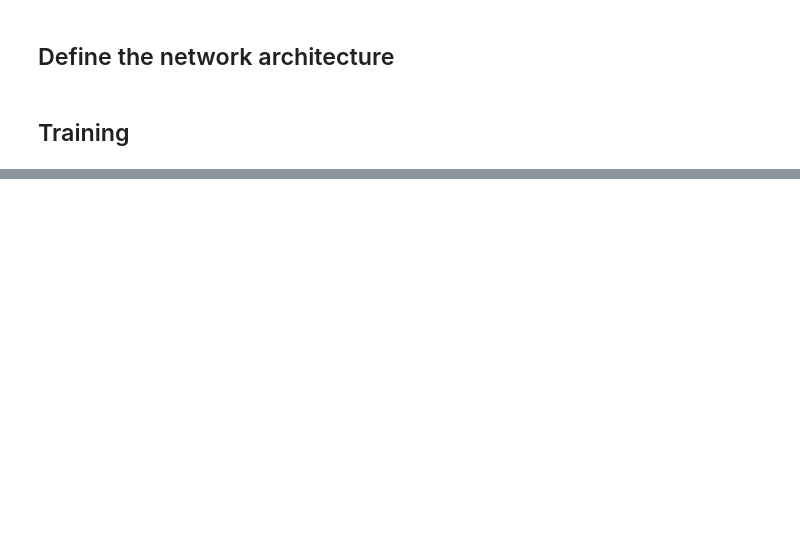
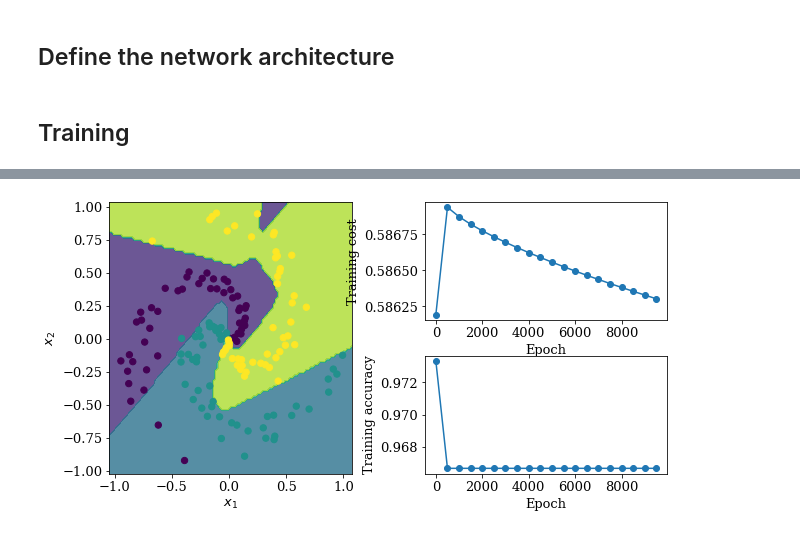
Before and after one commit to cherryng/MLcourse, a Jupyter notebook: H4_Q2_tutorial_spirals_pytorch.ipynb, the cells around one changed output, grey strips where cells are left out. Cells and saved outputs as stored; diff of their text form; code cells hidden in the pictures; blank space fills up the shorter version.

```diff
--- a/H4_Q2_tutorial_spirals_pytorch.ipynb
+++ b/H4_Q2_tutorial_spirals_pytorch.ipynb
@@ -319,0 +421,94 @@ RuntimeError: ignored
+# %%
+#Studying the learning rate parameters, use sigmoid+1 hidden layer since it seems to be the best so far.
+
+class FeedforwardNN(torch.nn.Module):
+    def __init__(self, input_size, hidden_size, output_size):
+        super(FeedforwardNN, self).__init__()
+
+        #layer sizes:
+        self.input_size = input_size
+        self.hidden_size = hidden_size
+        self.output_size = output_size
+
+        #functions used within the Feedforward NN:
+        self.linear1 = torch.nn.Linear(self.input_size, self.hidden_size)
+        self.linear2 = torch.nn.Linear(self.hidden_size, self.output_size)
+        self.relu    = torch.nn.ReLU()
+        self.sigmoid = torch.nn.Sigmoid()
+        self.softmax = torch.nn.Softmax()
+    def forward(self, x):
+        #Layer 1:
+        linear1_out = self.linear1(x)
+        h1 = self.sigmoid(linear1_out)
+
+        #Layer 2:
+        linear2_out = self.linear2(h1)
+        h2 = self.softmax(linear2_out)
+
+        #Network output:
+        y = h2
+
+        return y
+
+input_size = 2
+hidden_size = 4
+output_size = K
+model = FeedforwardNN(input_size, hidden_size, output_size)
+
+### Store the input data as a PyTorch tensor ###
+x_train = torch.tensor(x_train, dtype = torch.float)
+
+### One hot encoding ###
+t_onehot = np.zeros((t_train.size, K))
+t_onehot[np.arange(t_train.size),t_train] = 1
+t_onehot = torch.tensor(t_onehot, dtype = torch.float)
+
+
+### Cost function: ###
+cost_func = torch.nn.CrossEntropyLoss()
+
+N_epochs = 10000 # number of times to run gradient descent
+
+costs = []
+accuracies = []
+learning_rates = np.linspace(0,2,21) #test a range of learning_rate
+
+for i in learning_rates:
+    print("Current learning rate is", i)
+    optimizer = torch.optim.SGD(model.parameters(), lr=i)
+
+    epoch_list    = []
+    cost_training = []
+    acc_training  = []
+
+    ### Train for several epochs: ###
+    for epoch in range(N_epochs):
+
+        optimizer.zero_grad() # sets the gradients to zero (necessary since PyTorch accumulates the gradients)
+        NN_output = model(x_train) # Neural network output
+        cost = cost_func(NN_output, t_onehot)
+        cost.backward() #computes the gradients
+        optimizer.step() #updating the parameters
+
+        ### Update the plot and print results every 500 epochs: ###
+        if epoch % 500 == 0:
+            predicted_class = np.argmax(NN_output.detach().numpy(), axis=1)
+            accuracy = np.mean(predicted_class == t_train)
+
+            epoch_list.append(epoch)
+            cost_training.append(cost.detach().numpy())
+            acc_training.append(accuracy)
+
+            ### Update the plot of the resulting classifier: ###
+            fig = plt.figure(2,figsize=(10,5))
+            fig.subplots_adjust(hspace=.3,wspace=.3)
+            plt.clf()
+            updatePlot()
+            display.display(plt.gcf())
+            print("Iteration %d:\n  Training cost %f\n  Training accuracy %f\n" % (epoch, cost, accuracy) )
+            display.clear_output(wait=True)
+            # time.sleep(0.1) #Uncomment this line if you want to slow down the rate of plot updates
+    costs.append(cost.item())
+    accuracies.append(accuracy)
+print("Final Training cost %f\nFinal Training accuracy %f\n" % (cost, accuracy) )
+# %% [output]
@@ -319,0 +517 @@ RuntimeError: ignored
+[figure, added]
```
Also changed, not shown: parts of 7 cells of this notebook.
